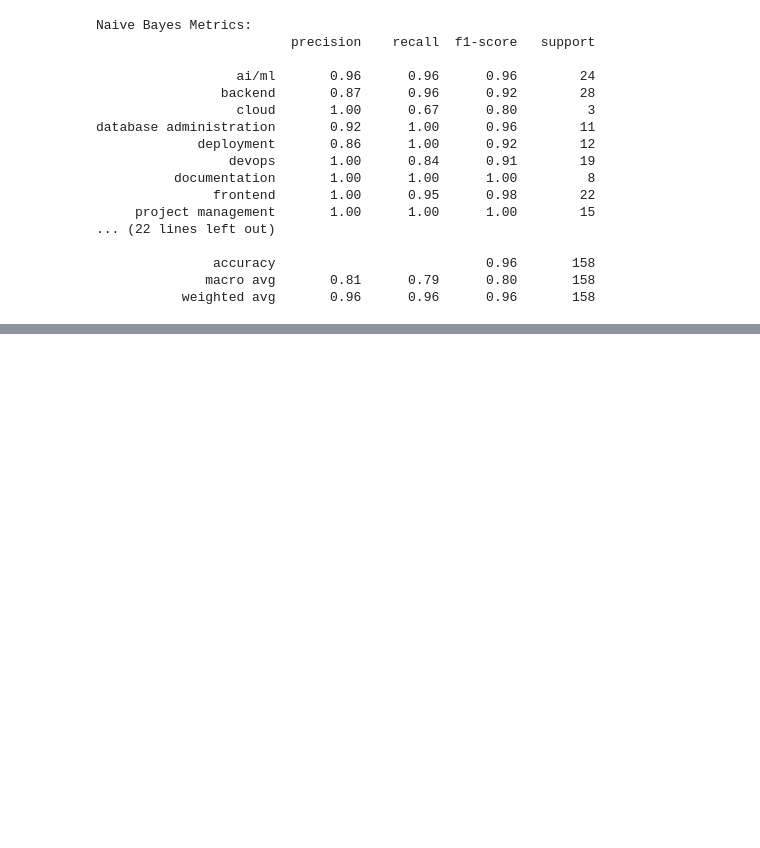
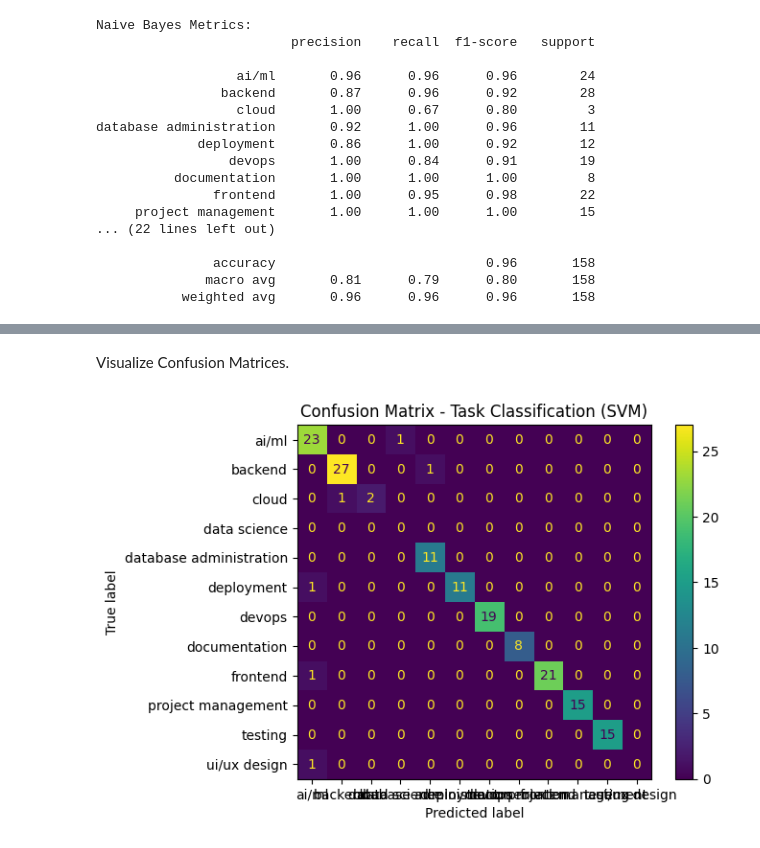
Before and after one commit to Purvitha-gh/AI-Powered-Task-Management-System, a Jupyter notebook: AI_Powered_Task_Management.ipynb, the cells around one changed output, grey strips where cells are left out. Drawn from its saved outputs; the diff is of its cells as text; code cells hidden in the pictures; blank space fills up the shorter version.

```diff
--- a/AI_Powered_Task_Management.ipynb
+++ b/AI_Powered_Task_Management.ipynb
@@ -208,0 +205,4 @@ database administration       0.92      1.00      0.96        11
+# %%
+from sklearn.model_selection import train_test_split
+
+X_train, X_test, y_train, y_test = train_test_split(X, y, test_size=0.2, random_state=42)
@@ -208,0 +388,17 @@ database administration       0.92      1.00      0.96        11
+# %% [markdown]
+Visualize Confusion Matrices.
+# %%
+from sklearn.metrics import ConfusionMatrixDisplay
+import matplotlib.pyplot as plt
+
+# Confusion Matrix - Task Classification (SVM)
+ConfusionMatrixDisplay.from_predictions(y_test, y_pred_svm)
+plt.title("Confusion Matrix - Task Classification (SVM)")
+plt.show()
+
+# Confusion Matrix - Priority Prediction (Commented out as variables are not defined)
+# ConfusionMatrixDisplay.from_predictions(y_test_priority, y_pred_xgb)
+# plt.title("Confusion Matrix - Priority Prediction (XGBoost)")
+# plt.show()
+# %% [output]
+[figure, added]
```
Also changed, not shown: parts of 28 cells of this notebook.
